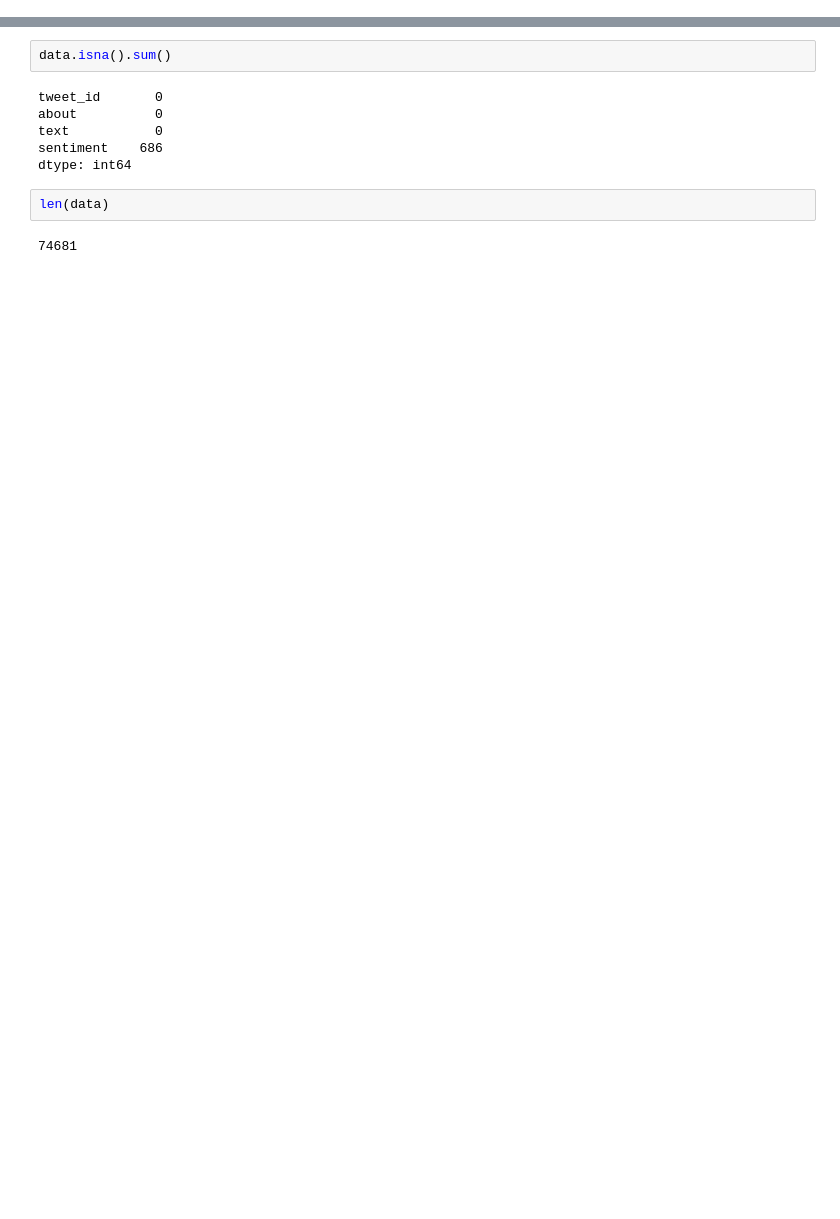
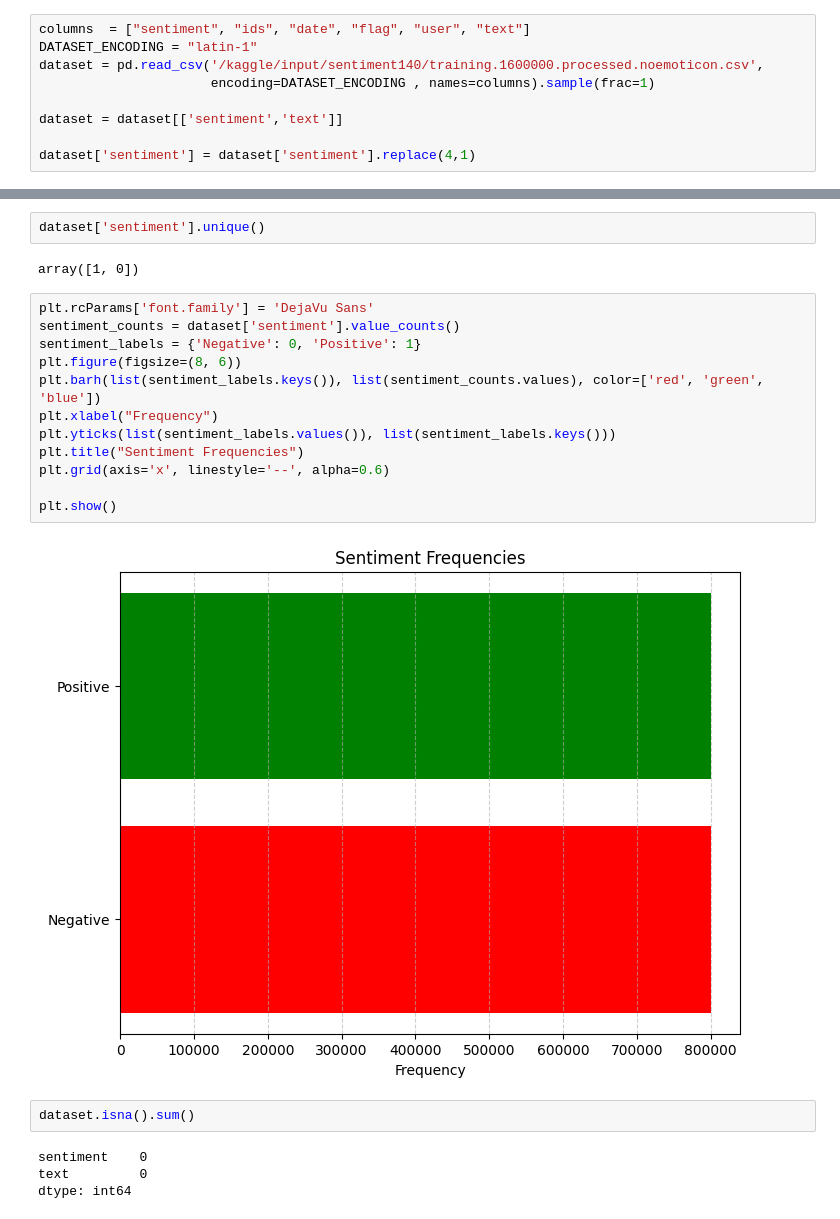
Before and after one commit to Eng-Abdelrahman-Mostafa-Mohamed/sentiment-analysis, a Jupyter notebook: sentiment-analysis-ipynb.ipynb, the cells around one changed output, grey strips where cells are left out. Cells and saved outputs as stored; diff of their text form; blank space fills up the shorter version.

Commit message:
Kaggle Notebook | sentiment_analysis.ipynb | Version 3

```diff
--- a/sentiment-analysis-ipynb.ipynb
+++ b/sentiment-analysis-ipynb.ipynb
@@ -26,0 +29,9 @@ data.columns=column_names_test
+# %%
+columns  = ["sentiment", "ids", "date", "flag", "user", "text"]
+DATASET_ENCODING = "latin-1"
+dataset = pd.read_csv('/kaggle/input/sentiment140/training.1600000.processed.noemoticon.csv',
+                      encoding=DATASET_ENCODING , names=columns).sample(frac=1)
+
+dataset = dataset[['sentiment','text']]
+
+dataset['sentiment'] = dataset['sentiment'].replace(4,1)
@@ -27,12 +54,24 @@ data.columns=column_names_test
+# %%
+dataset['sentiment'].unique()
+# %% [output]
+array([1, 0])
+# %%
+plt.rcParams['font.family'] = 'DejaVu Sans'
+sentiment_counts = dataset['sentiment'].value_counts()
+sentiment_labels = {'Negative': 0, 'Positive': 1}
+plt.figure(figsize=(8, 6))
+plt.barh(list(sentiment_labels.keys()), list(sentiment_counts.values), color=['red', 'green', 'blue'])
+plt.xlabel("Frequency")
+plt.yticks(list(sentiment_labels.values()), list(sentiment_labels.keys()))
+plt.title("Sentiment Frequencies")
+plt.grid(axis='x', linestyle='--', alpha=0.6)
+
+plt.show()
+# %% [output]
+[figure, added]
 # %%
-data.isna().sum()
+dataset.isna().sum()
 # %% [output]
-tweet_id       0
-about          0
-text           0
-sentiment    686
+sentiment    0
+text         0
 dtype: int64
-# %%
-len(data)
-# %% [output]
-74681
```
Also changed, not shown: parts of 25 cells of this notebook.
